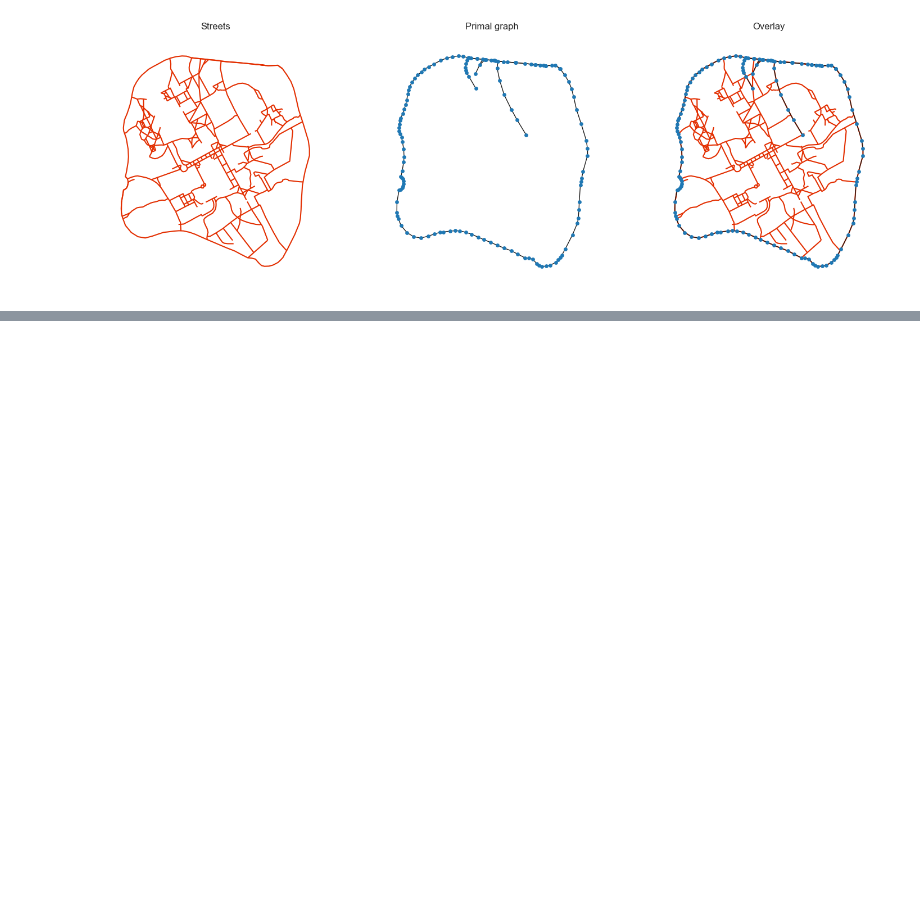
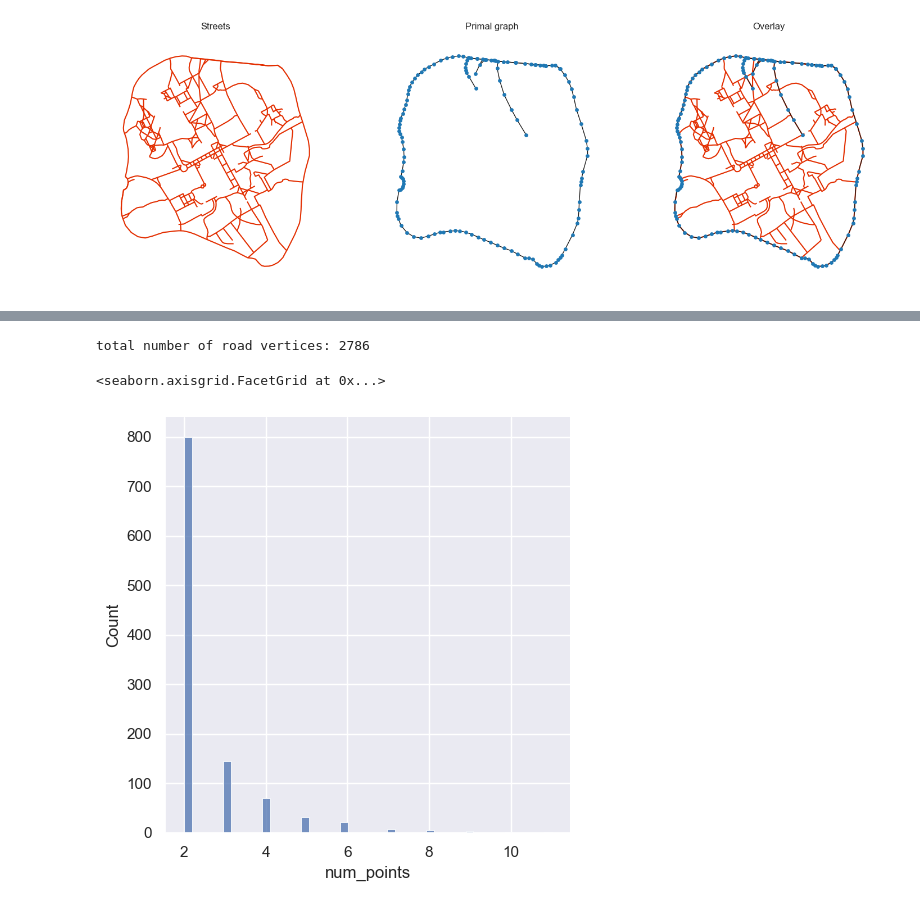
Before and after one commit to wang-boyu/agents-and-networks-in-python, a Jupyter notebook: notebooks/3.0 - Linestrings and Networks.ipynb, the cells around one changed output, grey strips where cells are left out. Cells and saved outputs as stored; diff of their text form; code cells hidden in the pictures; blank space fills up the shorter version.

```diff
--- a/notebooks/3.0 - Linestrings and Networks.ipynb
+++ b/notebooks/3.0 - Linestrings and Networks.ipynb
@@ -269,0 +280,8 @@ gmu_walkway_processed.shape: (0, 3)
+# %%
+print(f"total number of road vertices: {gmu_walkway_updated['num_points'].sum()}")
+
+sns.displot(x="num_points", data=gmu_walkway_updated, kind="hist")
+# %% [output]
+total number of road vertices: 2786
+<seaborn.axisgrid.FacetGrid at 0x...>
+[figure, added]
```
Also changed, not shown: parts of 8 cells of this notebook, 36 other files.
